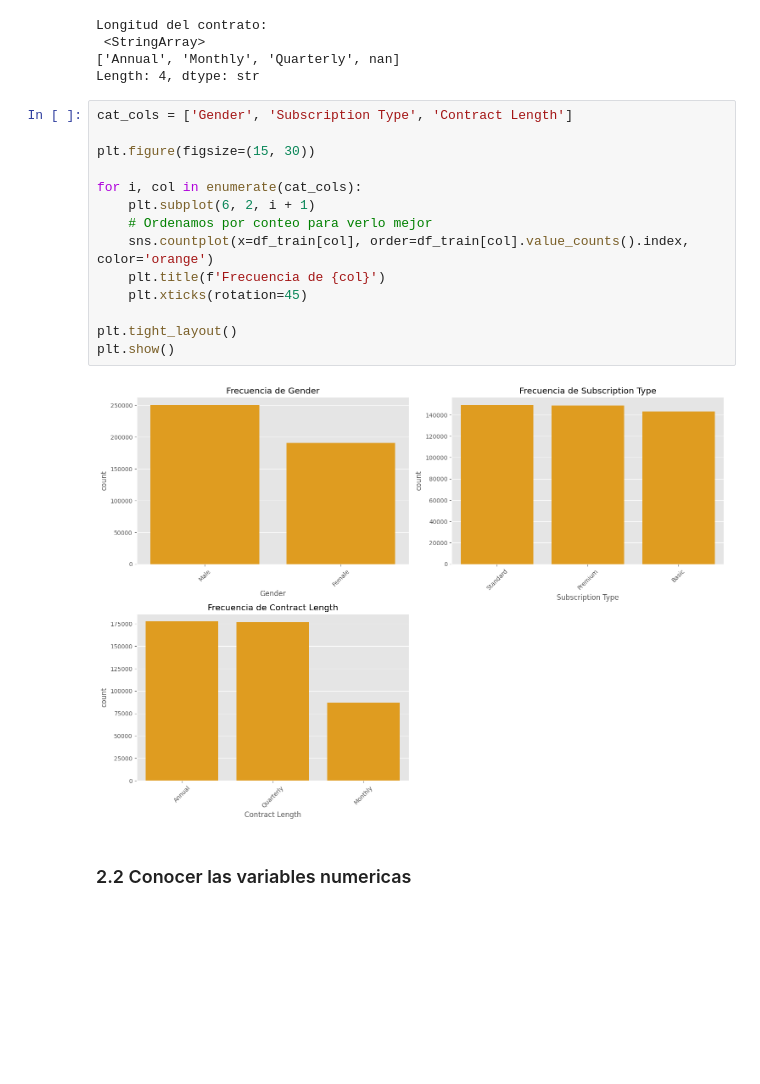
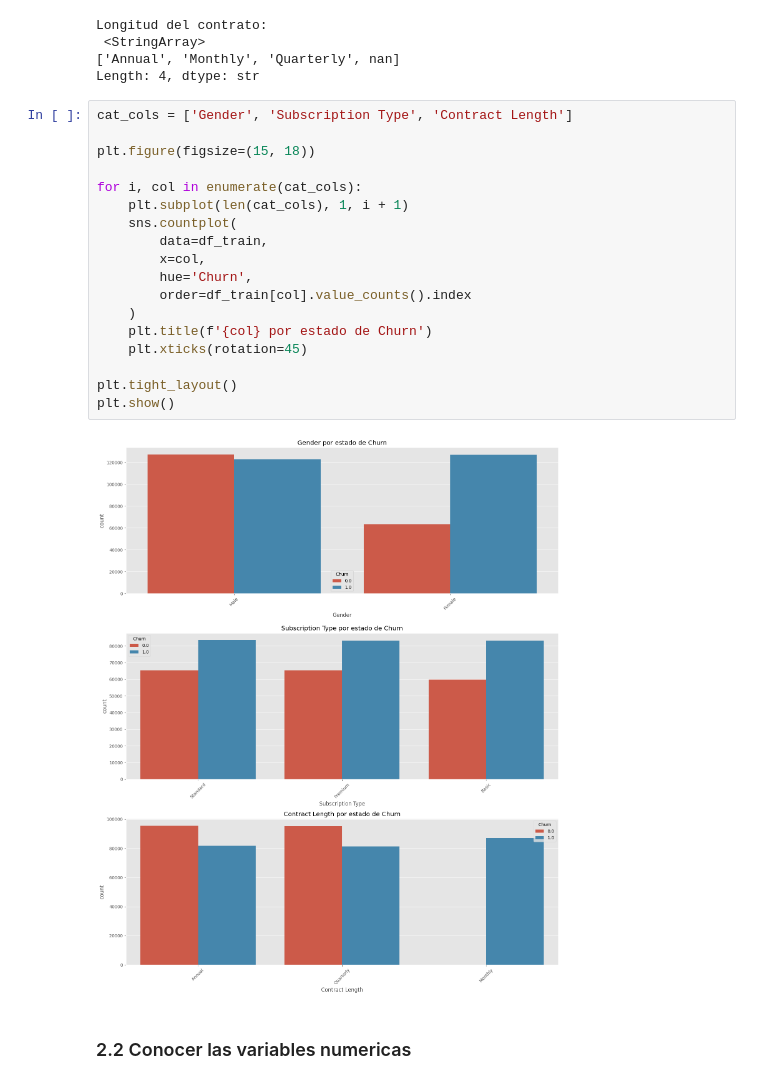
Before and after one commit to cacelass/tasa_churn, a Jupyter notebook: notebooks/0-1-Alejandro Cancelas Chapela-ProcesamientoDatos.ipynb, the cells around one changed output. Cells and saved outputs as stored; diff of their text form; blank space fills up the shorter version.

```diff
--- a/notebooks/0-1-Alejandro Cancelas Chapela-ProcesamientoDatos.ipynb
+++ b/notebooks/0-1-Alejandro Cancelas Chapela-ProcesamientoDatos.ipynb
@@ -152,19 +156,23 @@ Length: 4, dtype: str
 # %%
 cat_cols = ['Gender', 'Subscription Type', 'Contract Length']
 
-plt.figure(figsize=(15, 30))
+plt.figure(figsize=(15, 18))
 
 for i, col in enumerate(cat_cols):
-    plt.subplot(6, 2, i + 1)
-    # Ordenamos por conteo para verlo mejor
-    sns.countplot(x=df_train[col], order=df_train[col].value_counts().index, color='orange')
-    plt.title(f'Frecuencia de {col}')
+    plt.subplot(len(cat_cols), 1, i + 1)
+    sns.countplot(
+        data=df_train,
+        x=col,
+        hue='Churn',
+        order=df_train[col].value_counts().index
+    )
+    plt.title(f'{col} por estado de Churn')
     plt.xticks(rotation=45)
 
 plt.tight_layout()
 plt.show()
 # %% [output]
-[figure, old version]
+[figure, new version]
 # %% [markdown]
 ### 2.2 Conocer las variables numericas
 # %% [markdown]
```
Also changed, not shown: parts of 65 cells of this notebook, 1 other file.
